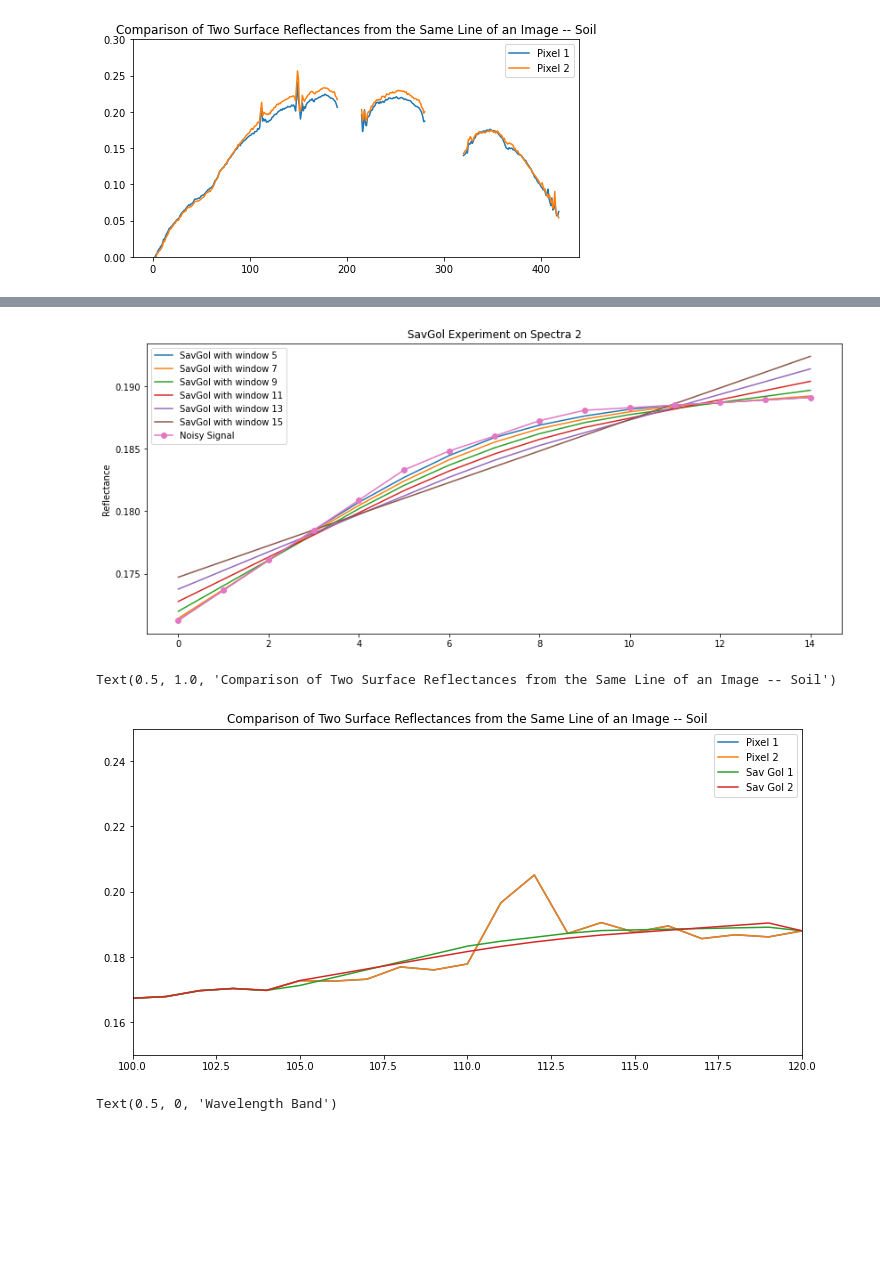
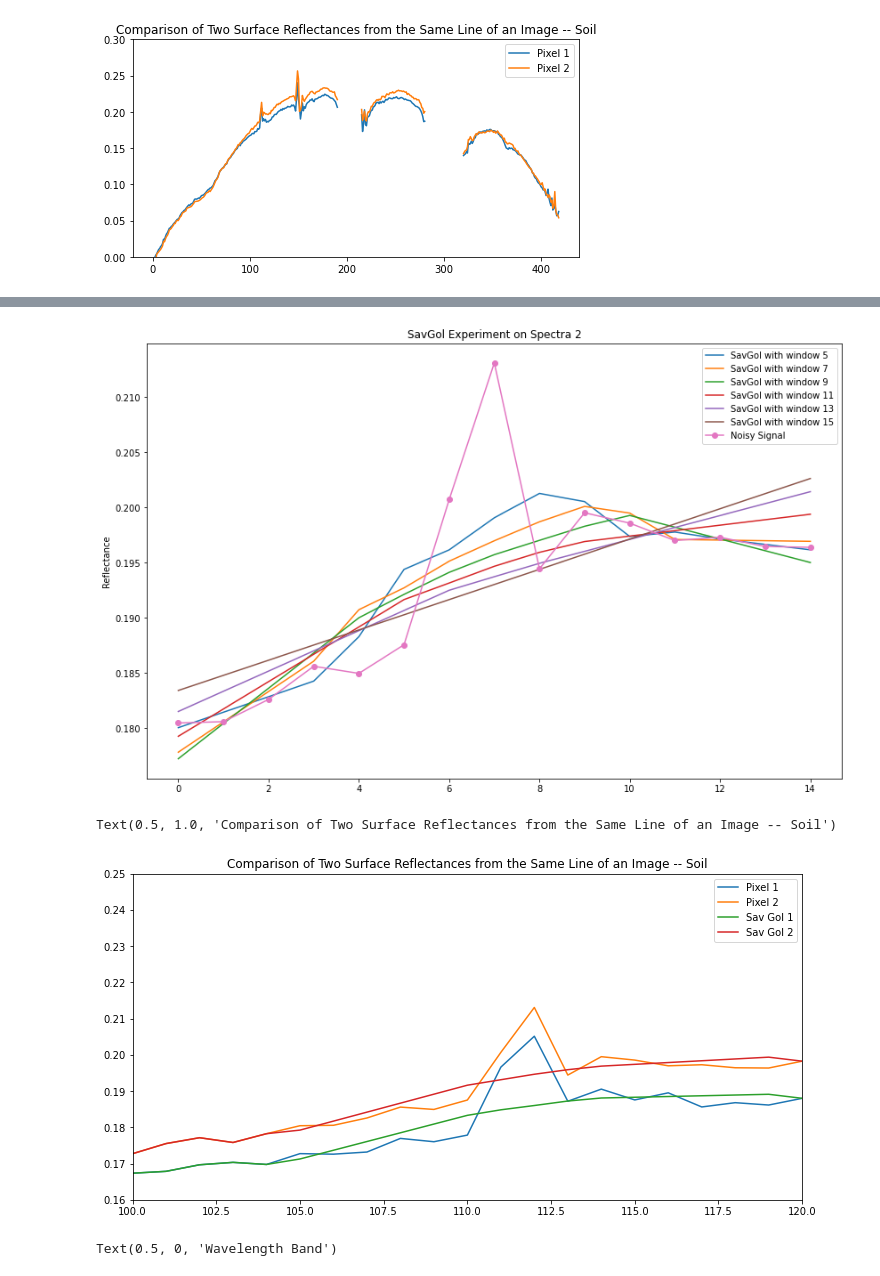
Before and after one commit to varunpatro1/OE-Reproducibility, a Jupyter notebook: Visualization_Kurnool.ipynb, the cells around one changed output, grey strips where cells are left out. Drawn from its saved outputs; the diff is of its cells as text; code cells hidden in the pictures; blank space fills up the shorter version.

```diff
--- a/Visualization_Kurnool.ipynb
+++ b/Visualization_Kurnool.ipynb
@@ -146,8 +146,8 @@ def remove_bad_bands(spectra: np.array):
 
     spectra[bad_indices] = np.nan
 # %%
-spectra_1 = data[4500,250,:]
-spectra_2 = data[4500,600,:]
+spectra_1 = data[4500,250,:].copy()
+spectra_2 = data[4500,600,:].copy()
 remove_bad_bands(spectra_1)
 remove_bad_bands(spectra_2)
 plt.figure(figsize=(8,4))
@@ -179,17 +179,17 @@ best_fit_1 = savgol_filter(shortened_array,11,1)
 # %%
 # Savitsky-Golay Experiment on Spectra 2
-plt.figure(figsize = (14,6))
+plt.figure(figsize = (14,9))
 shortened_array_2 = spectra_2[105:120].copy()
 for i in range(5,17,2):
     y_filtered_2 = savgol_filter(shortened_array_2,i,1)
     plt.plot(y_filtered_2, label = 'SavGol with window ' + str(i))
 plt.plot(shortened_array_2, label = 'Noisy Signal', marker = 'o')
 plt.legend()
 plt.ylabel('Reflectance')
 plt.title('SavGol Experiment on Spectra 2')
 
 best_fit_2 = savgol_filter(shortened_array_2,11,1)
 #print('savgol', best_fit); print('spectra_1', spectra_1[105:120])
 # %% [output]
-[figure, old version]
+[figure, new version]
 # %%
@@ -216,13 +216,13 @@ plt.plot(old_array_1, label = 'Pixel 1')
 plt.plot(old_array_2,label = 'Pixel 2')
 plt.plot(spectra_1, label = 'Sav Gol 1')
 plt.plot(spectra_2, label = 'Sav Gol 2')
-plt.ylim(0.15,0.25)
+plt.ylim(0.16,0.25)
 plt.xlim(100,120)
 plt.legend()
 plt.title('Comparison of Two Surface Reflectances from the Same Line of an Image -- Soil')
 # %% [output]
 Text(0.5, 1.0, 'Comparison of Two Surface Reflectances from the Same Line of an Image -- Soil')
-[figure, old version]
+[figure, new version]
 # %%
 plt.figure(figsize=(12,7))
 for i in range(5):
```
Also changed, not shown: parts of 4 cells of this notebook, 1 other file.
